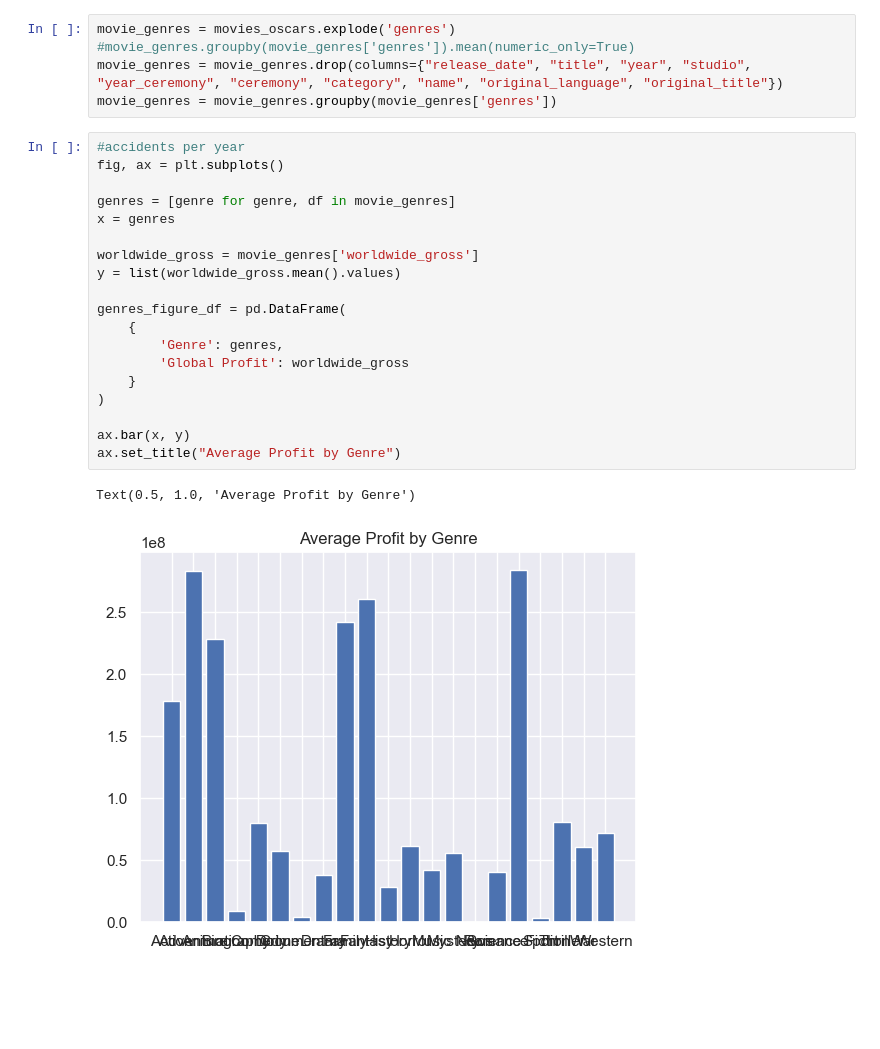
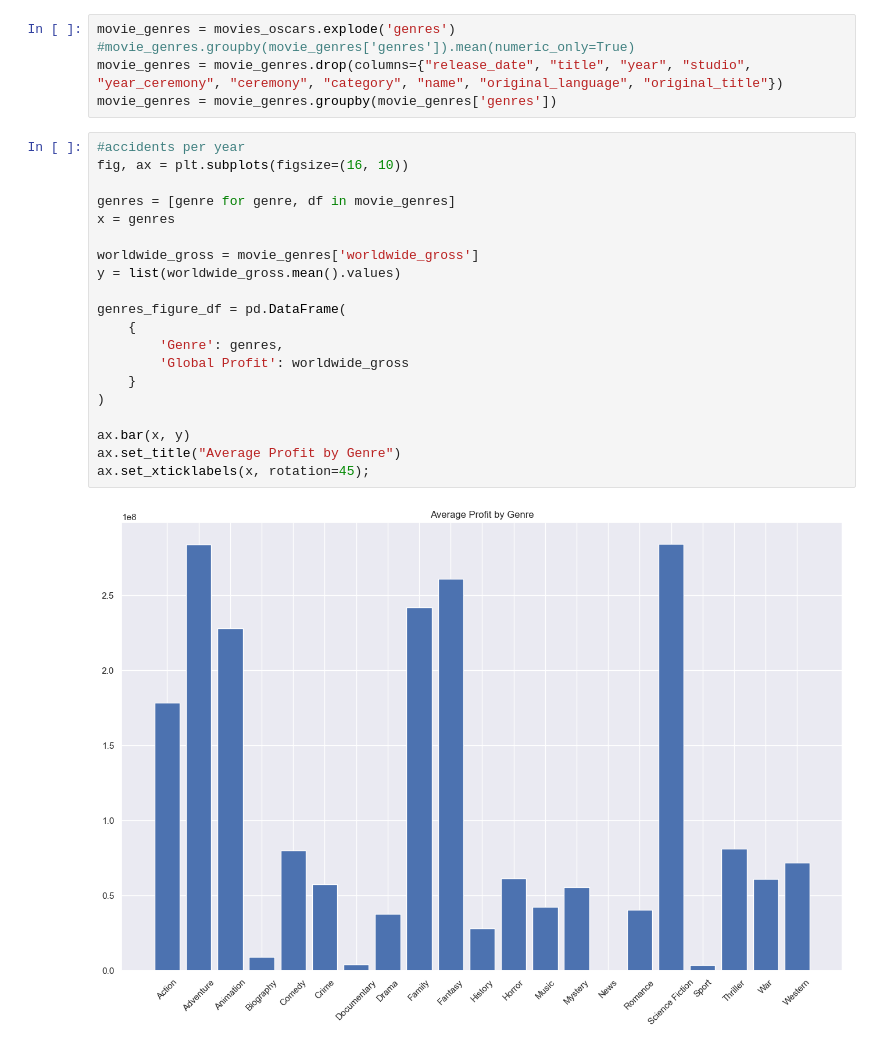
Before and after one commit to gjimmyq/C-H-Film-Productions, a Jupyter notebook: oscars.ipynb, the cells around one changed output. Saved outputs shown, nothing was run; the diff lists cells and outputs as text; blank space fills up the shorter version.

```diff
--- a/oscars.ipynb
+++ b/oscars.ipynb
@@ -498,26 +513,26 @@ movie_genres = movie_genres.drop(columns={"release_date", "title", "year", "stud
 movie_genres = movie_genres.groupby(movie_genres['genres'])
 # %%
 #accidents per year
-fig, ax = plt.subplots()
+fig, ax = plt.subplots(figsize=(16, 10))
 
 genres = [genre for genre, df in movie_genres]
 x = genres
 
 worldwide_gross = movie_genres['worldwide_gross']
 y = list(worldwide_gross.mean().values)
 
 genres_figure_df = pd.DataFrame(
     {
         'Genre': genres,
         'Global Profit': worldwide_gross
     }
 )
 
 ax.bar(x, y)
 ax.set_title("Average Profit by Genre")
+ax.set_xticklabels(x, rotation=45);
 # %% [output]
-Text(0.5, 1.0, 'Average Profit by Genre')
-[figure, old version]
+[figure, new version]
 # %%
 sns.set_theme()
 
```
Also changed, not shown: parts of 13 cells of this notebook.
